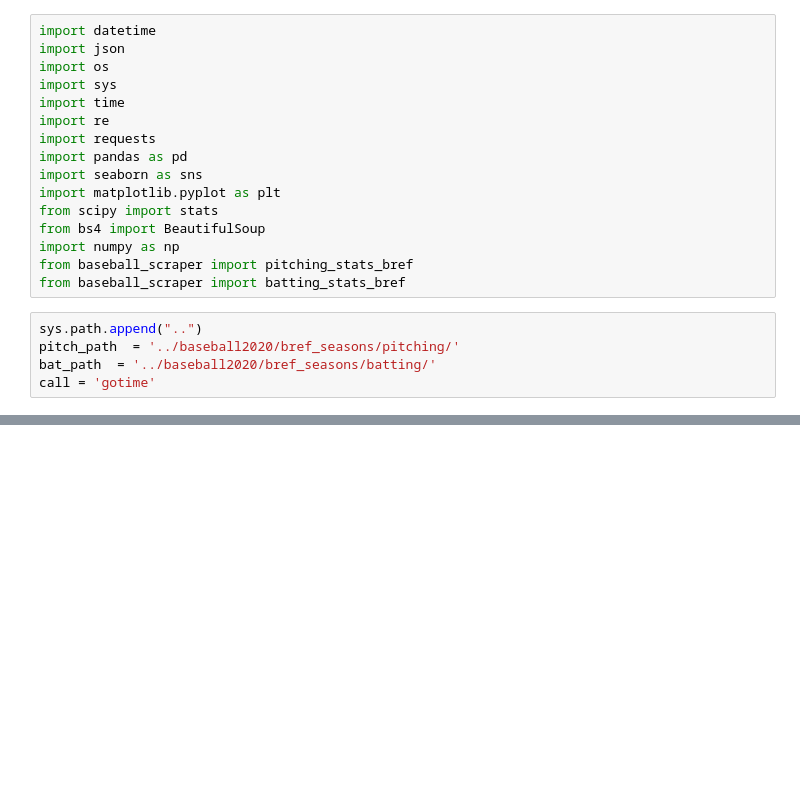
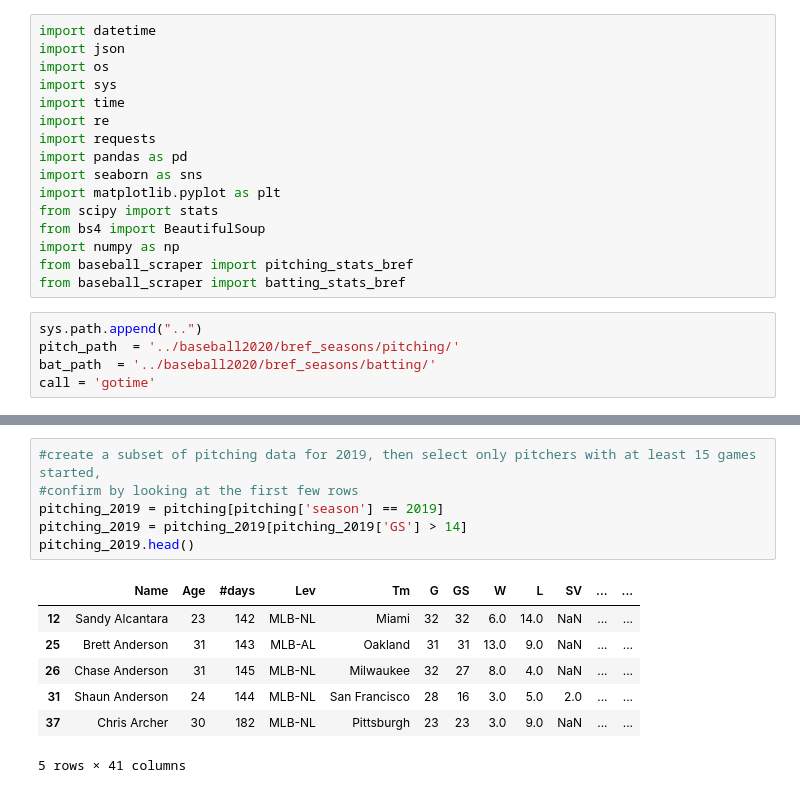
Before and after one commit to MMHNickerson/baseball2020, a Jupyter notebook: BRef_Fetch.ipynb, the cells around one changed output, grey strips where cells are left out. Cells and saved outputs as stored; diff of their text form; blank space fills up the shorter version.

```diff
--- a/BRef_Fetch.ipynb
+++ b/BRef_Fetch.ipynb
@@ -96,0 +103,14 @@ pitching.head()
+# %%
+#create a subset of pitching data for 2019, then select only pitchers with at least 15 games started,
+#confirm by looking at the first few rows
+pitching_2019 = pitching[pitching['season'] == 2019]
+pitching_2019 = pitching_2019[pitching_2019['GS'] > 14]
+pitching_2019.head()
+# %% [output]
+|  | Name | Age | #days | Lev | Tm | G | GS | W | L | SV | ... | ... |
+| 12 | Sandy Alcantara | 23 | 142 | MLB-NL | Miami | 32 | 32 | 6.0 | 14.0 | NaN | ... | ... |
+| 25 | Brett Anderson | 31 | 143 | MLB-AL | Oakland | 31 | 31 | 13.0 | 9.0 | NaN | ... | ... |
+| 26 | Chase Anderson | 31 | 145 | MLB-NL | Milwaukee | 32 | 27 | 8.0 | 4.0 | NaN | ... | ... |
+| 31 | Shaun Anderson | 24 | 144 | MLB-NL | San Francisco | 28 | 16 | 3.0 | 5.0 | 2.0 | ... | ... |
+| 37 | Chris Archer | 30 | 182 | MLB-NL | Pittsburgh | 23 | 23 | 3.0 | 9.0 | NaN | ... | ... |
+5 rows × 41 columns
```
Also changed, not shown: parts of 6 cells of this notebook, 2 other files.
